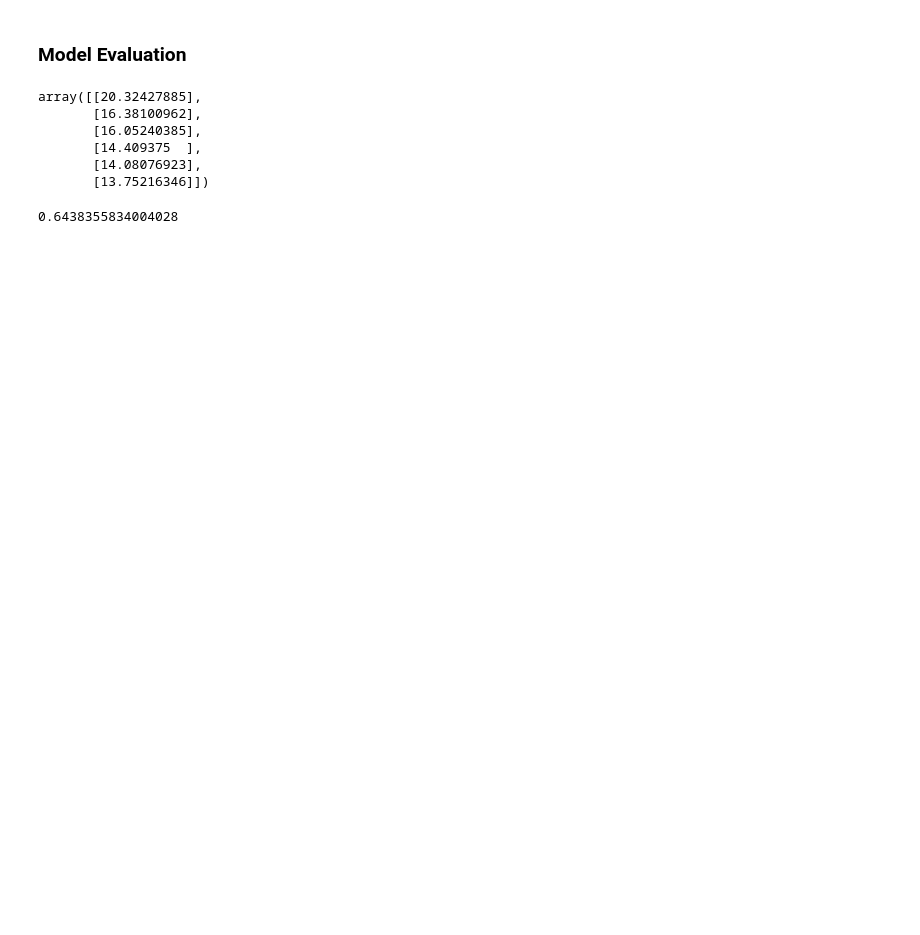
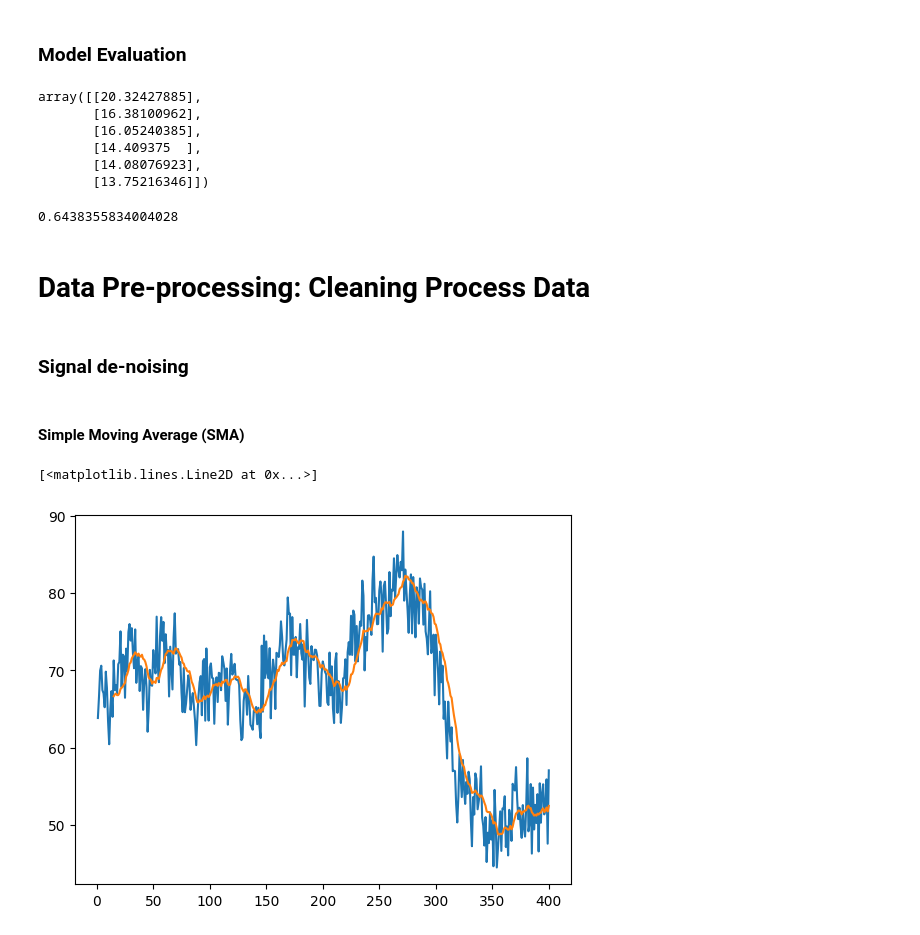
Before and after one commit to ayaantuts/ML-practice, a Jupyter notebook: ML_for_Process_Systems_Engineering.ipynb, the cells around one changed output. Drawn from its saved outputs; the diff is of its cells as text; code cells hidden in the pictures; blank space fills up the shorter version.

```diff
--- a/ML_for_Process_Systems_Engineering.ipynb
+++ b/ML_for_Process_Systems_Engineering.ipynb
@@ -221,3 +228,22 @@ model.score(x, y)
 from sklearn.model_selection import train_test_split
 
 x_train, x_test, y_train, y_test = train_test_split(x, y, test_size=0.2, random_state=1)
+# %% [markdown]
+# Data Pre-processing: Cleaning Process Data
+# %% [markdown]
+### Signal de-noising
+# %% [markdown]
+#### Simple Moving Average (SMA)
+# %%
+noisy_signal = np.loadtxt('noisy_flow_signal.csv', delimiter=',')
+# %%
+windowSize = 15
+smoothed_signal_MA = pd.DataFrame(noisy_signal).rolling(windowSize).mean().values # taking mean on a rolling window and converting back to numpy array
+# %%
+x_values = np.arange(1, noisy_signal.size + 1)
+
+plt.plot(x_values, noisy_signal)
+plt.plot(x_values, smoothed_signal_MA)
+# %% [output]
+[<matplotlib.lines.Line2D at 0x...>]
+[figure, added]
```
Also changed, not shown: parts of 1 cell of this notebook.
